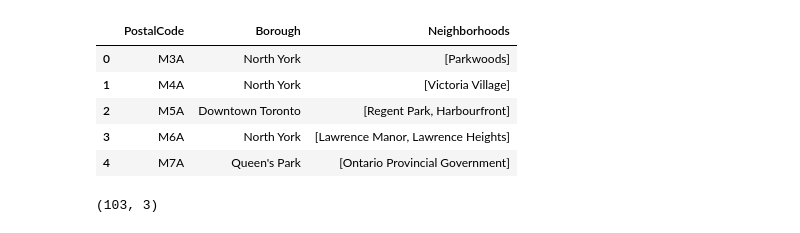
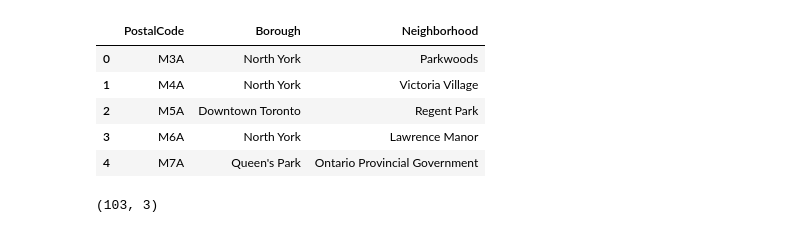
Before and after one commit to KirosG/toronto_clustering, a Jupyter notebook: Segmenting and Clustering Neighborhoods in Toronto.ipynb, the cells around one changed output. Drawn from its saved outputs; the diff is of its cells as text; code cells hidden in the pictures.

```diff
--- a/Segmenting and Clustering Neighborhoods in Toronto.ipynb
+++ b/Segmenting and Clustering Neighborhoods in Toronto.ipynb
@@ -31,7 +54,7 @@ uClient.close()
 # parse html
 soup = soup(html, "html.parser")
 # %%
-df_dict = {"PostalCode":[], "Borough":[], "Neighborhoods":[]}
+df_dict = {"PostalCode":[], "Borough":[], "Neighborhood":[]}
 for tr in soup.find_all('tr'):
     tds = tr.find_all('td')
     br = False
@@ -52,11 +75,11 @@ for tr in soup.find_all('tr'):
                 #print("q's park")
                 df_dict["PostalCode"].append(td.findAll('b')[0].text)
                 df_dict["Borough"].append("Queen's Park")
-                df_dict["Neighborhoods"].append([td.findAll('b')[1].text])
+                df_dict["Neighborhood"].append(td.findAll('b')[1].text)
 
             elif borough != 'Not assigned':
                 df_dict["PostalCode"].append(td.b.text)
-                # special cases (makes lat, long processing smoother)
+                # special cases (makes lat, long processing smoother to handle here)
                 if td.b.text == "M4J":
                     df_dict["Borough"].append("East York")
                 elif td.b.text == "M7R":
@@ -73,23 +96,24 @@ for tr in soup.find_all('tr'):
                 # for loop because some cells have multiple paranethesis
                 for i in range(1,len(spl)):
                     hoods = spl[i].replace(")", " ").replace(",", "/").split("/")
-                    for hood in hoods:
-                        neighborhoods.append(hood.strip())
-                df_dict["Neighborhoods"].append(neighborhoods)
+#                     for hood in hoods:
+#                         neighborhoods.append(hood.strip())
+                #df_dict["Neighborhood"].append(neighborhoods)
+                df_dict["Neighborhood"].append(hoods[0].strip())
     # abort mission once we leave the main table
     if br:
         break
 # %%
 df = pd.DataFrame.from_dict(df_dict)
-df = df.reindex(columns=["PostalCode", "Borough", "Neighborhoods"])
+df = df.reindex(columns=["PostalCode", "Borough", "Neighborhood"])
 df.head()
 # %% [output]
-|  | PostalCode | Borough | Neighborhoods |
-| 0 | M3A | North York | [Parkwoods] |
-| 1 | M4A | North York | [Victoria Village] |
-| 2 | M5A | Downtown Toronto | [Regent Park, Harbourfront] |
-| 3 | M6A | North York | [Lawrence Manor, Lawrence Heights] |
-| 4 | M7A | Queen's Park | [Ontario Provincial Government] |
+|  | PostalCode | Borough | Neighborhood |
+| 0 | M3A | North York | Parkwoods |
+| 1 | M4A | North York | Victoria Village |
+| 2 | M5A | Downtown Toronto | Regent Park |
+| 3 | M6A | North York | Lawrence Manor |
+| 4 | M7A | Queen's Park | Ontario Provincial Government |
 # %%
 df.shape
 # %% [output]
```
Also changed, not shown: parts of 41 cells of this notebook.
